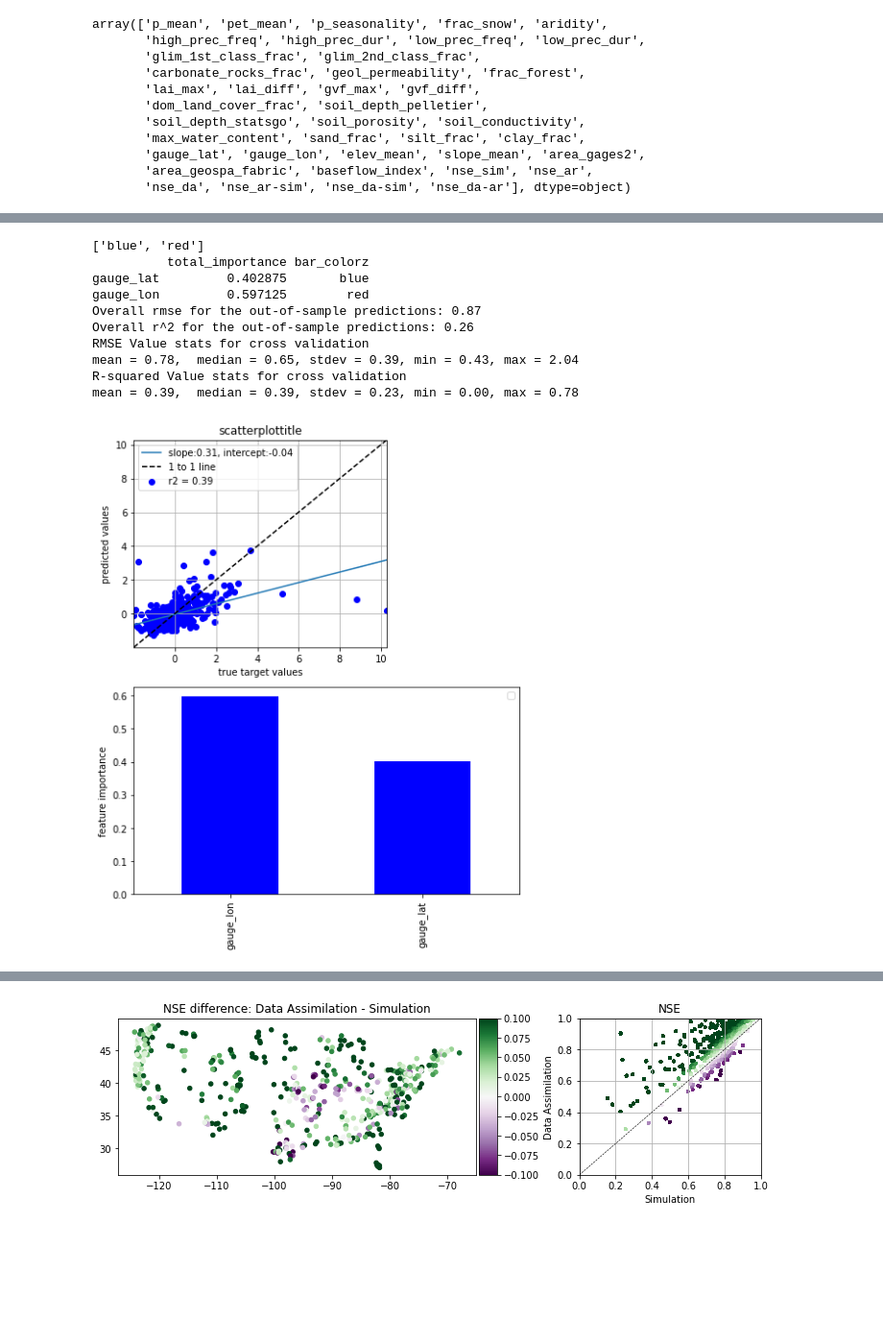
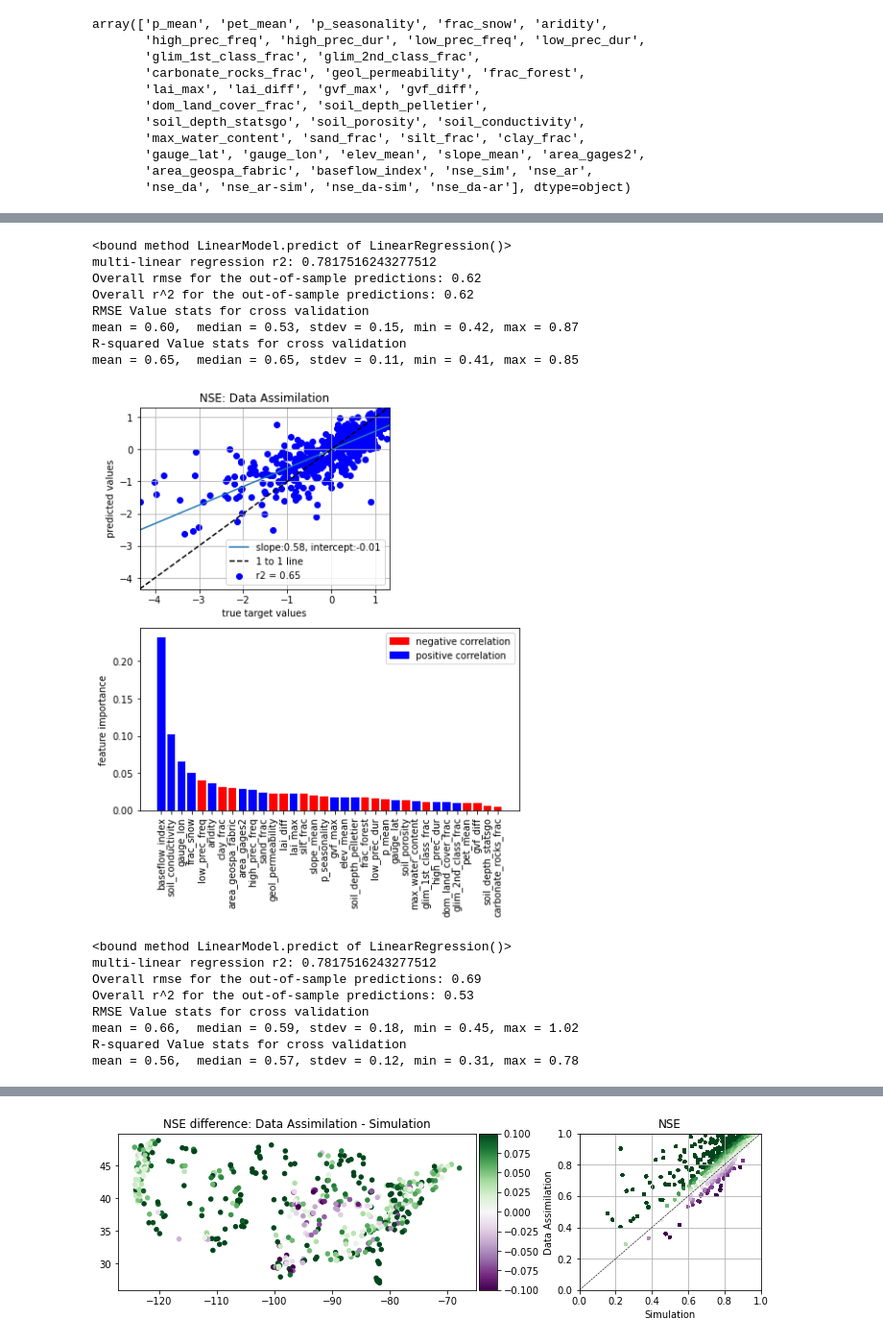
Before and after one commit to jmframe/lstm-da-analysis, a Jupyter notebook: assimilation_analysis_jmframe.ipynb, the cells around one changed output, grey strips where cells are left out. Shown at 96% size. Cells and saved outputs as stored; diff of their text form; code cells hidden in the pictures; blank space fills up the shorter version.

```diff
--- a/assimilation_analysis_jmframe.ipynb
+++ b/assimilation_analysis_jmframe.ipynb
@@ -222,6 +337,9 @@ def cross_val_rf(X,y,feature_list,kf,ynormal=False,
     lr = LinearRegression()
     lr.fit(X, y)
     linear_coefficients = lr.coef_
+    print(lr.predict)
+    slope, intercept, overall_r_value, _, _ = scipy.stats.linregress(y, lr.predict())
+    print('multi-linear regression r2:', overall_r_value)
     bar_colorz=list(np.where(lr.coef_>0, 'b', 'r'))
     bar_labelz=list(np.where(lr.coef_>0, 'positive', 'negative'))
     feature_importances.loc[:, 'bar_colorz'] = bar_colorz
@@ -368,25 +583,34 @@ mean = 0.30,  median = 0.30, stdev = 0.06, min = 0.24, max = 0.36
 # %%
 # Make a dictionary for all the X, y values
-regressor_attributes = ['gauge_lat', 'gauge_lon']
+regressor_attributes = df.columns.values[:-6]
 feature_list_short = []
-target='nse_da-sim'
+target='nse_da'
 ynormal = True
 X, y = set_X_y(df, regressor_attributes, target, xnormal=True, ynormal=ynormal)
 
 kf = KFold(n_splits=20, shuffle=True)
 y_hat, rmse, r2, feature_importance = cross_val_rf(X,y,regressor_attributes,kf,
                 ynormal=ynormal, n_estimators=1000,random_state=100,
                 criterion='mse', min_samples_leaf=1, min_samples_split=2, max_depth=None,
-                min_weight_fraction_leaf=0)
+                min_weight_fraction_leaf=0, title='NSE: Data Assimilation',
+                filename='corr_data_assimilation')
+y_hat, rmse, r2, feature_importance = cross_val_rf(X,y,regressor_attributes,kf,ynormal=ynormal,
+                                                   title='Linear regression, Data Assimilation')
 # %% [output]
-['blue', 'red']
-          total_importance bar_colorz
-gauge_lat         0.402875       blue
-gauge_lon         0.597125        red
-Overall rmse for the out-of-sample predictions: 0.87
-Overall r^2 for the out-of-sample predictions: 0.26
+<bound method LinearModel.predict of LinearRegression()>
+multi-linear regression r2: 0.7817516243277512
+Overall rmse for the out-of-sample predictions: 0.62
+Overall r^2 for the out-of-sample predictions: 0.62
 RMSE Value stats for cross validation
-mean = 0.78,  median = 0.65, stdev = 0.39, min = 0.43, max = 2.04
+mean = 0.60,  median = 0.53, stdev = 0.15, min = 0.42, max = 0.87
 R-squared Value stats for cross validation
-mean = 0.39,  median = 0.39, stdev = 0.23, min = 0.00, max = 0.78
+mean = 0.65,  median = 0.65, stdev = 0.11, min = 0.41, max = 0.85
-[figure, old version]
+[figure, new version]
+<bound method LinearModel.predict of LinearRegression()>
+multi-linear regression r2: 0.7817516243277512
+Overall rmse for the out-of-sample predictions: 0.69
+Overall r^2 for the out-of-sample predictions: 0.53
+RMSE Value stats for cross validation
+mean = 0.66,  median = 0.59, stdev = 0.18, min = 0.45, max = 1.02
+R-squared Value stats for cross validation
+mean = 0.56,  median = 0.57, stdev = 0.12, min = 0.31, max = 0.78
```
Also changed, not shown: parts of 15 cells of this notebook.
